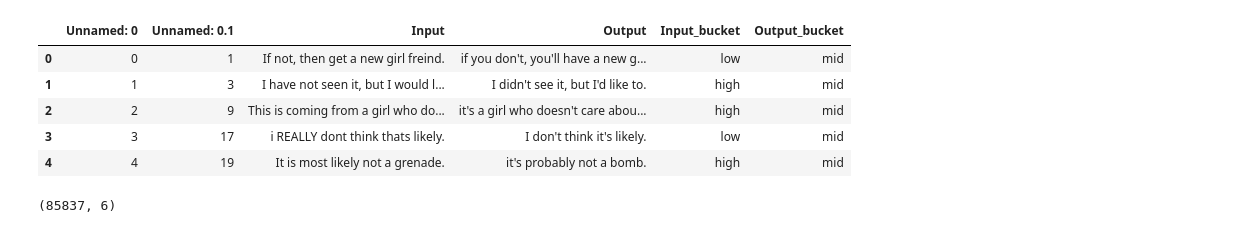
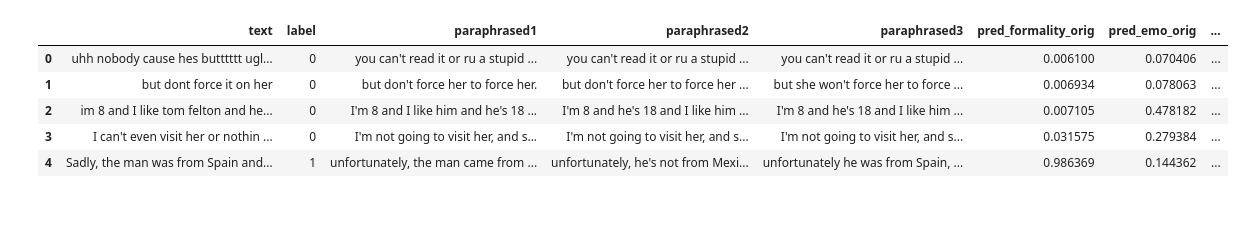
Before and after one commit to nuwandavek/marvin, a Jupyter notebook: ml/notebooks/pseudo_analysis/formality_new.ipynb, the cells around one changed output. Drawn from its saved outputs; the diff is of its cells as text; code cells hidden in the pictures.

```diff
--- a/ml/notebooks/pseudo_analysis/formality_new.ipynb
+++ b/ml/notebooks/pseudo_analysis/formality_new.ipynb
@@ -6,16 +6,12 @@ import numpy as np
 sns.set_theme(style="darkgrid")
 plt.rcParams["figure.figsize"] = (20,5)
 # %%
-df = pd.read_csv(f'../../data/processed_filtered/formality/Formality_bucket_Ingold.csv')
+df = pd.read_csv(f'../../data/processed_filtered/formality/formality_train_cross_predict_paraphrases.csv')
 df.head()
 # %% [output]
-|  | Unnamed: 0 | Unnamed: 0.1 | Input | Output | Input_bucket | Output_bucket |
-| 0 | 0 | 1 | If not, then get a new girl freind. | if you don't, you'll have a new g... | low | mid |
-| 1 | 1 | 3 | I have not seen it, but I would l... | I didn't see it, but I'd like to. | high | mid |
-| 2 | 2 | 9 | This is coming from a girl who do... | it's a girl who doesn't care abou... | high | mid |
-| 3 | 3 | 17 | i REALLY dont think thats likely. | I don't think it's likely. | low | mid |
-| 4 | 4 | 19 | It is most likely not a grenade. | it's probably not a bomb. | high | mid |
+|  | text | label | paraphrased1 | paraphrased2 | paraphrased3 | pred_formality_orig | pred_emo_orig | ... |
+| 0 | uhh nobody cause hes butttttt ugl... | 0 | you can't read it or ru a stupid ... | you can't read it or ru a stupid ... | you can't read it or ru a stupid ... | 0.006100 | 0.070406 | ... |
+| 1 | but dont force it on her | 0 | but don't force her to force her. | but don't force her to force her ... | but she won't force her to force ... | 0.006934 | 0.078063 | ... |
+| 2 | im 8 and I like tom felton and he... | 0 | I'm 8 and I like him and he's 18 ... | I'm 8 and he's 18 and I like him ... | I'm 8 and he's 18 and I like him ... | 0.007105 | 0.478182 | ... |
+| 3 | I can't even visit her or nothin ... | 0 | I'm not going to visit her, and s... | I'm not going to visit her, and s... | I'm not going to visit her, and s... | 0.031575 | 0.279384 | ... |
+| 4 | Sadly, the man was from Spain and... | 1 | unfortunately, the man came from ... | unfortunately, he's not from Mexi... | unfortunately he was from Spain, ... | 0.986369 | 0.144362 | ... |
-# %%
-df.shape
-# %% [output]
-(85837, 6)
```
Also changed, not shown: parts of 31 cells of this notebook, 5 other files.
